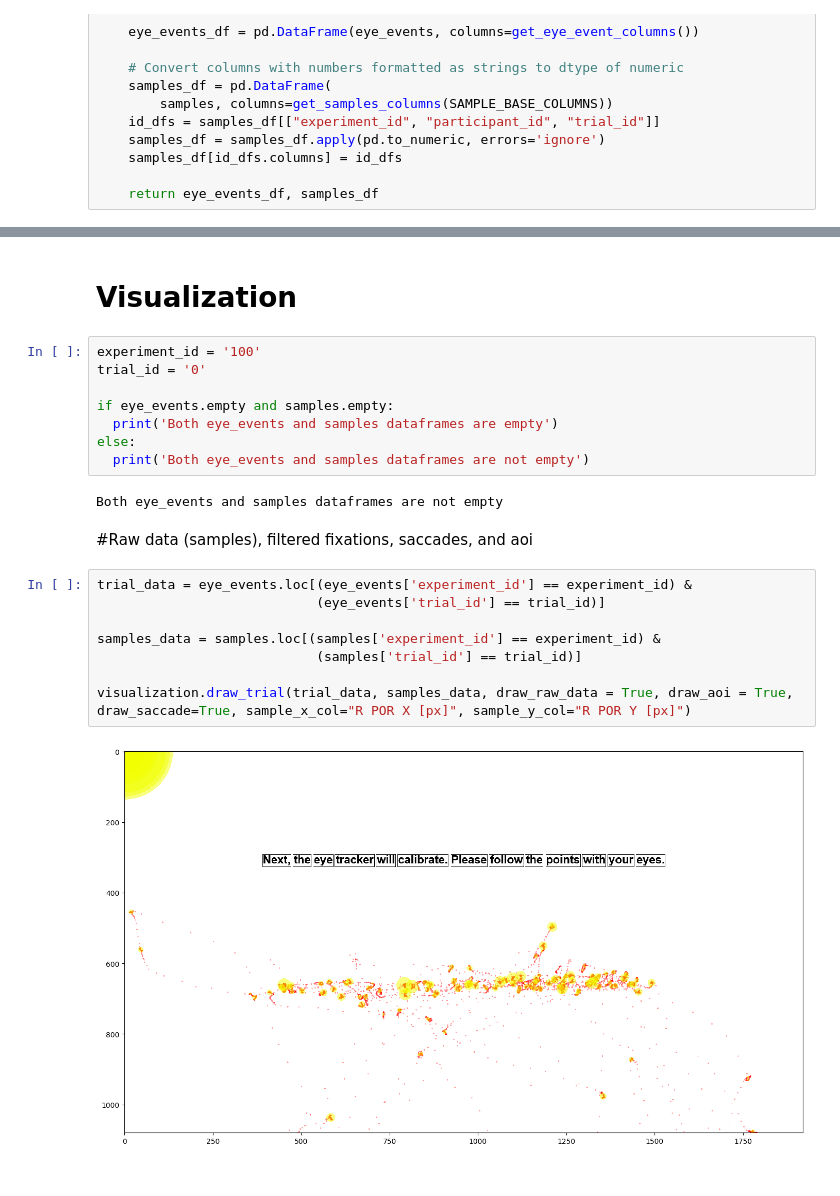
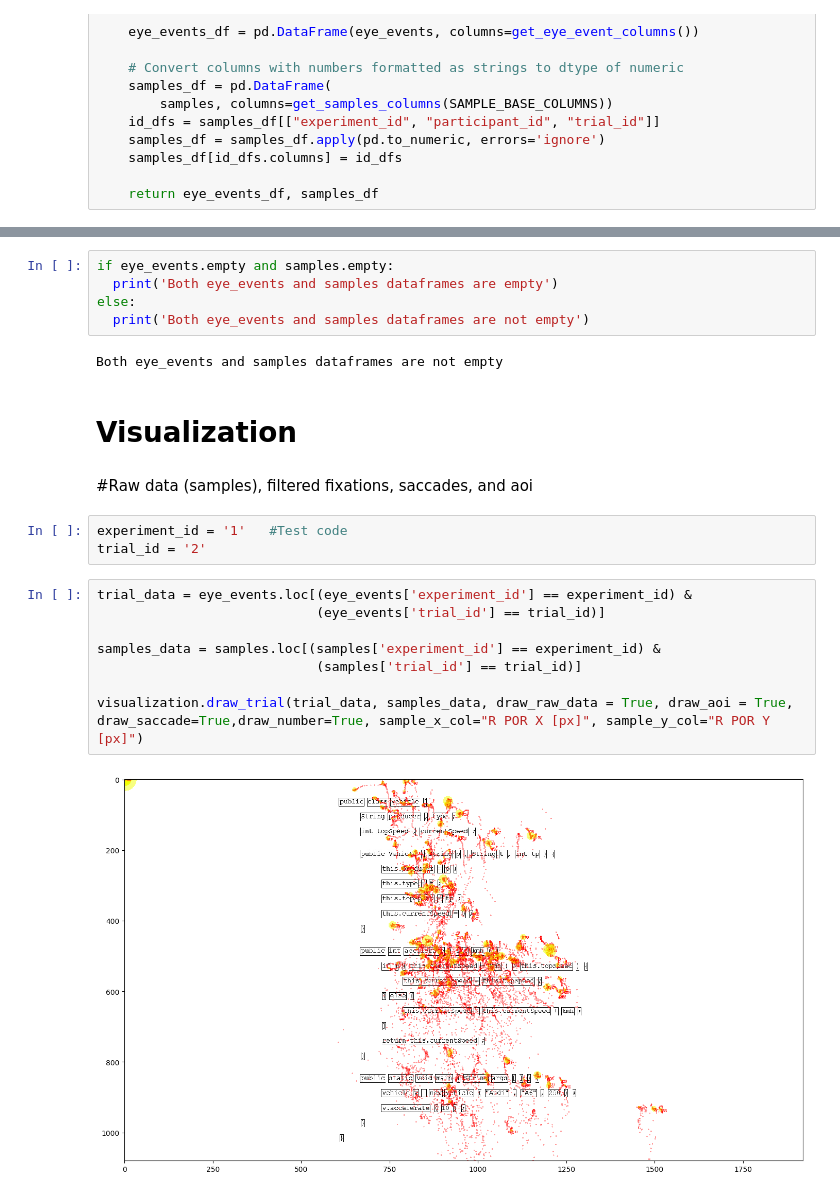
Before and after one commit to hiqb269/EMIP-Toolkit, a Jupyter notebook: Uses latest code - EMIP toolkit.ipynb, the cells around one changed output, grey strips where cells are left out. Saved outputs shown, nothing was run; the diff lists cells and outputs as text.

```diff
--- a/Uses latest code - EMIP toolkit.ipynb
+++ b/Uses latest code - EMIP toolkit.ipynb
@@ -393,27 +395,27 @@ eye_events.head()
+# %%
+if eye_events.empty and samples.empty:
+  print('Both eye_events and samples dataframes are empty')
+else:
+  print('Both eye_events and samples dataframes are not empty')
+# %% [output]
+Both eye_events and samples dataframes are not empty
 # %% [markdown]
 # Visualization
-# %%
-experiment_id = '100'
-trial_id = '0'
-
-if eye_events.empty and samples.empty:
-  print('Both eye_events and samples dataframes are empty')
-else:
-  print('Both eye_events and samples dataframes are not empty')
-# %% [output]
-Both eye_events and samples dataframes are not empty
 # %% [markdown]
 #Raw data (samples), filtered fixations, saccades, and aoi
+# %%
+experiment_id = '1'   #Test code
+trial_id = '2'
 # %%
 trial_data = eye_events.loc[(eye_events['experiment_id'] == experiment_id) &
                             (eye_events['trial_id'] == trial_id)]
 
 samples_data = samples.loc[(samples['experiment_id'] == experiment_id) &
                             (samples['trial_id'] == trial_id)]
 
-visualization.draw_trial(trial_data, samples_data, draw_raw_data = True, draw_aoi = True, draw_saccade=True, sample_x_col="R POR X [px]", sample_y_col="R POR Y [px]")
+visualization.draw_trial(trial_data, samples_data, draw_raw_data = True, draw_aoi = True, draw_saccade=True,draw_number=True, sample_x_col="R POR X [px]", sample_y_col="R POR Y [px]")
 # %% [output]
-[figure, old version]
+[figure, new version]
 # %%
 visualization.heatmap(trial_data)
 # %% [output]
```
Also changed, not shown: parts of 6 cells of this notebook.
